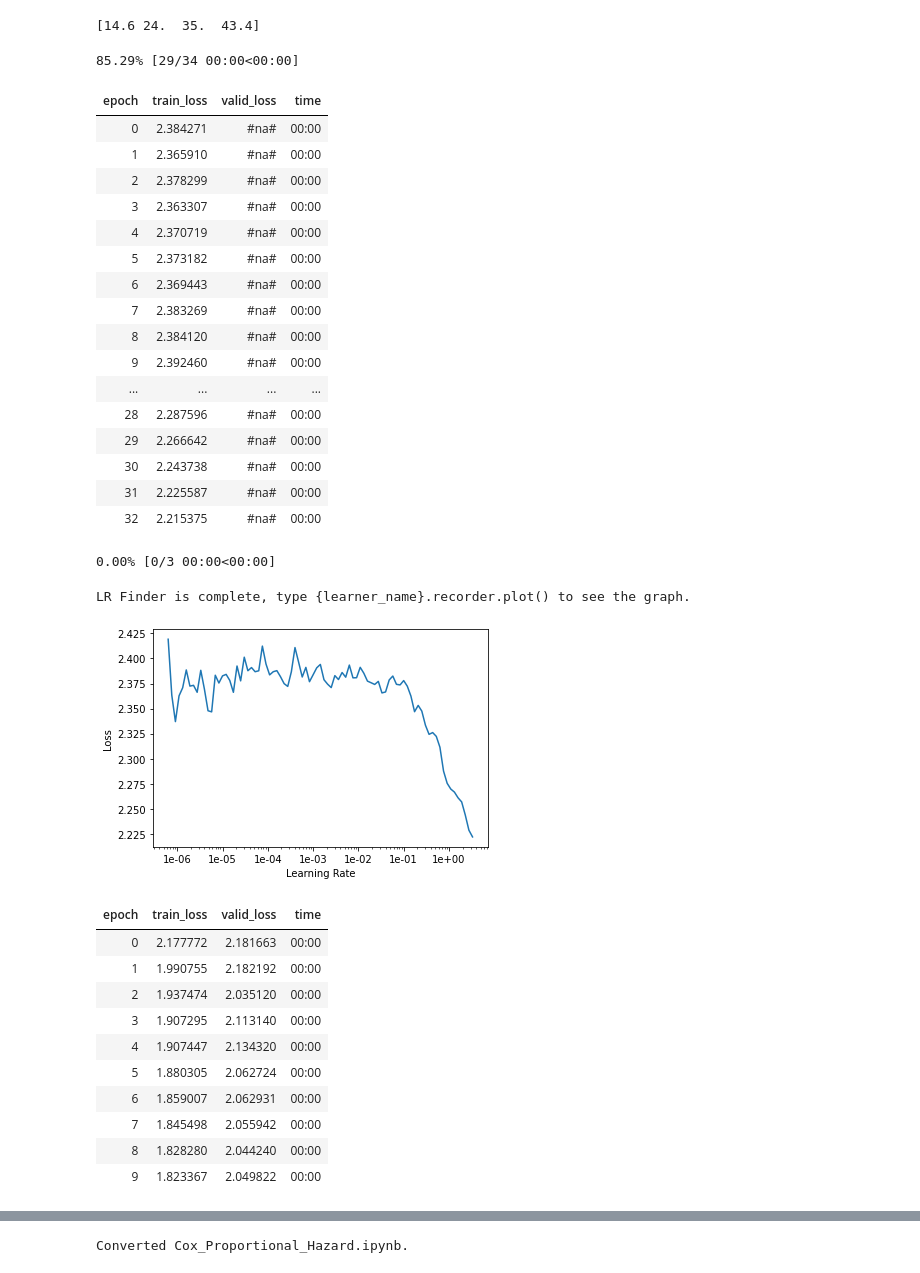
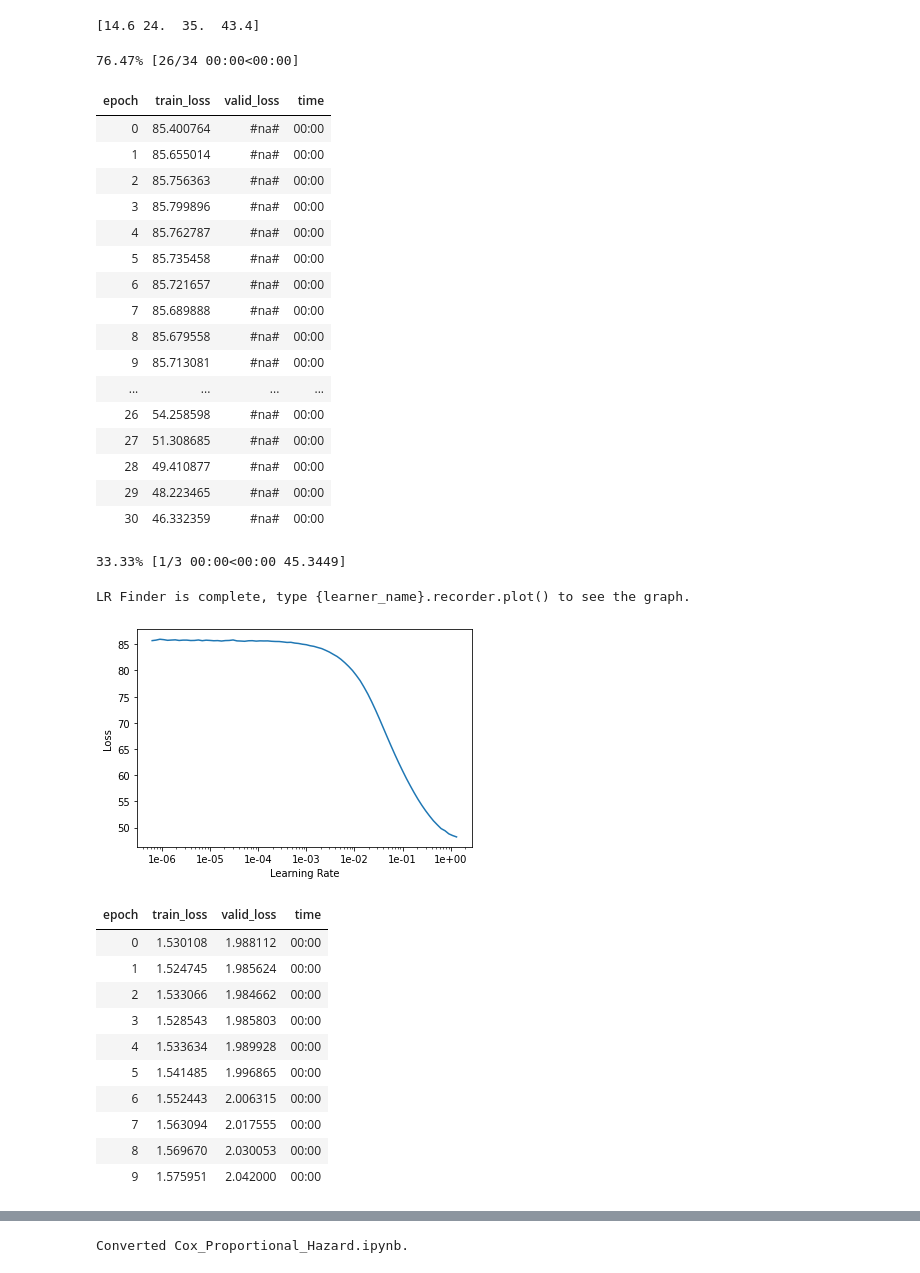
Before and after one commit to sachinruk/torchlife, a Jupyter notebook: Cox_Proportional_Hazard.ipynb, the cells around one changed output, grey strips where cells are left out. Cells and saved outputs as stored; diff of their text form; code cells hidden in the pictures.

```diff
--- a/Cox_Proportional_Hazard.ipynb
+++ b/Cox_Proportional_Hazard.ipynb
@@ -49,8 +49,8 @@ class ProportionalHazard(nn.Module):
         super().__init__()
         self.baseλ = PieceWiseHazard(breakpoints, max_t)
         nodes = (dim,) + h + (1,)
-        self.layers = [nn.Linear(a,b, bias=False)
-                       for a,b in zip(nodes[:-1], nodes[1:])]
+        self.layers = nn.ModuleList([nn.Linear(a,b, bias=False)
+                                   for a,b in zip(nodes[:-1], nodes[1:])])
         self.max_t = max_t
 #         self.default = self.baseλ # used for delegation
 
@@ -119,48 +119,50 @@ db = create_db(df, breakpoints)
 # %% [output]
 [14.6 24.  35.  43.4]
 # %%
+# hide
 from fastai.basics import Learner
 
 x_dim = df.shape[1] - 2
-model = ProportionalHazard(breakpoints, df['t'].max(), x_dim)
+model = ProportionalHazard(breakpoints, df['t'].max(), x_dim, h=(3,3))
 learner = Learner(db, model, loss_func=hazard_loss)
 # wd = 1e-4
 learner.lr_find()
 learner.recorder.plot()
 # %% [output]
-85.29% [29/34 00:00<00:00]
+76.47% [26/34 00:00<00:00]
 | epoch | train_loss | valid_loss | time |
-| 0 | 2.384271 | #na# | 00:00 |
-| 1 | 2.365910 | #na# | 00:00 |
-| 2 | 2.378299 | #na# | 00:00 |
-| 3 | 2.363307 | #na# | 00:00 |
-| 4 | 2.370719 | #na# | 00:00 |
-| 5 | 2.373182 | #na# | 00:00 |
-| 6 | 2.369443 | #na# | 00:00 |
-| 7 | 2.383269 | #na# | 00:00 |
-| 8 | 2.384120 | #na# | 00:00 |
-| 9 | 2.392460 | #na# | 00:00 |
+| 0 | 85.400764 | #na# | 00:00 |
+| 1 | 85.655014 | #na# | 00:00 |
+| 2 | 85.756363 | #na# | 00:00 |
+| 3 | 85.799896 | #na# | 00:00 |
+| 4 | 85.762787 | #na# | 00:00 |
+| 5 | 85.735458 | #na# | 00:00 |
+| 6 | 85.721657 | #na# | 00:00 |
+| 7 | 85.689888 | #na# | 00:00 |
+| 8 | 85.679558 | #na# | 00:00 |
+| 9 | 85.713081 | #na# | 00:00 |
 | ... | ... | ... | ... |
-| 28 | 2.287596 | #na# | 00:00 |
-| 29 | 2.266642 | #na# | 00:00 |
-| 30 | 2.243738 | #na# | 00:00 |
-| 31 | 2.225587 | #na# | 00:00 |
-| 32 | 2.215375 | #na# | 00:00 |
+| 26 | 54.258598 | #na# | 00:00 |
+| 27 | 51.308685 | #na# | 00:00 |
+| 28 | 49.410877 | #na# | 00:00 |
+| 29 | 48.223465 | #na# | 00:00 |
+| 30 | 46.332359 | #na# | 00:00 |
-0.00% [0/3 00:00<00:00]
+33.33% [1/3 00:00<00:00 45.3449]
 LR Finder is complete, type {learner_name}.recorder.plot() to see the graph.
-[figure, old version]
+[figure, new version]
 # %%
+# hide
 epochs = 10
 learner.fit(epochs, lr=1)
 # %% [output]
 | epoch | train_loss | valid_loss | time |
-| 0 | 2.177772 | 2.181663 | 00:00 |
-| 1 | 1.990755 | 2.182192 | 00:00 |
-| 2 | 1.937474 | 2.035120 | 00:00 |
-| 3 | 1.907295 | 2.113140 | 00:00 |
-| 4 | 1.907447 | 2.134320 | 00:00 |
-| 5 | 1.880305 | 2.062724 | 00:00 |
-| 6 | 1.859007 | 2.062931 | 00:00 |
-| 7 | 1.845498 | 2.055942 | 00:00 |
-| 8 | 1.828280 | 2.044240 | 00:00 |
-| 9 | 1.823367 | 2.049822 | 00:00 |
+| 0 | 1.530108 | 1.988112 | 00:00 |
+| 1 | 1.524745 | 1.985624 | 00:00 |
+| 2 | 1.533066 | 1.984662 | 00:00 |
+| 3 | 1.528543 | 1.985803 | 00:00 |
+| 4 | 1.533634 | 1.989928 | 00:00 |
+| 5 | 1.541485 | 1.996865 | 00:00 |
+| 6 | 1.552443 | 2.006315 | 00:00 |
+| 7 | 1.563094 | 2.017555 | 00:00 |
+| 8 | 1.569670 | 2.030053 | 00:00 |
+| 9 | 1.575951 | 2.042000 | 00:00 |
```
Also changed, not shown: parts of 6 cells of this notebook, 10 other files.
